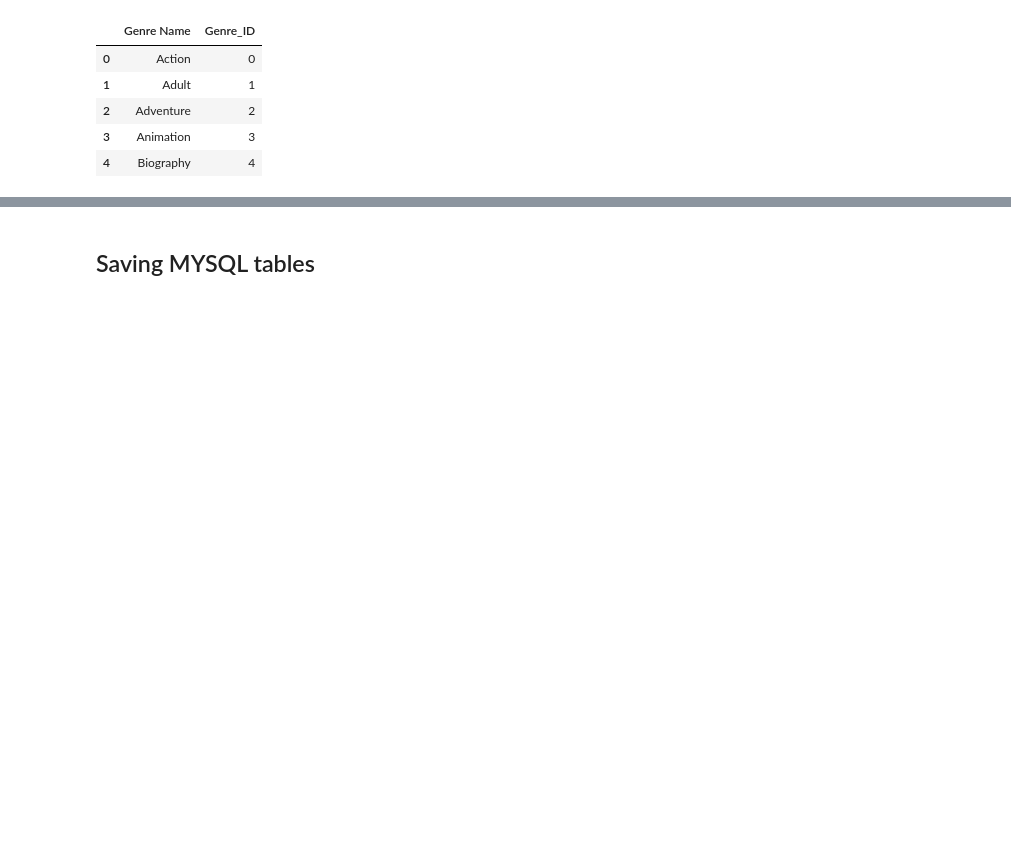
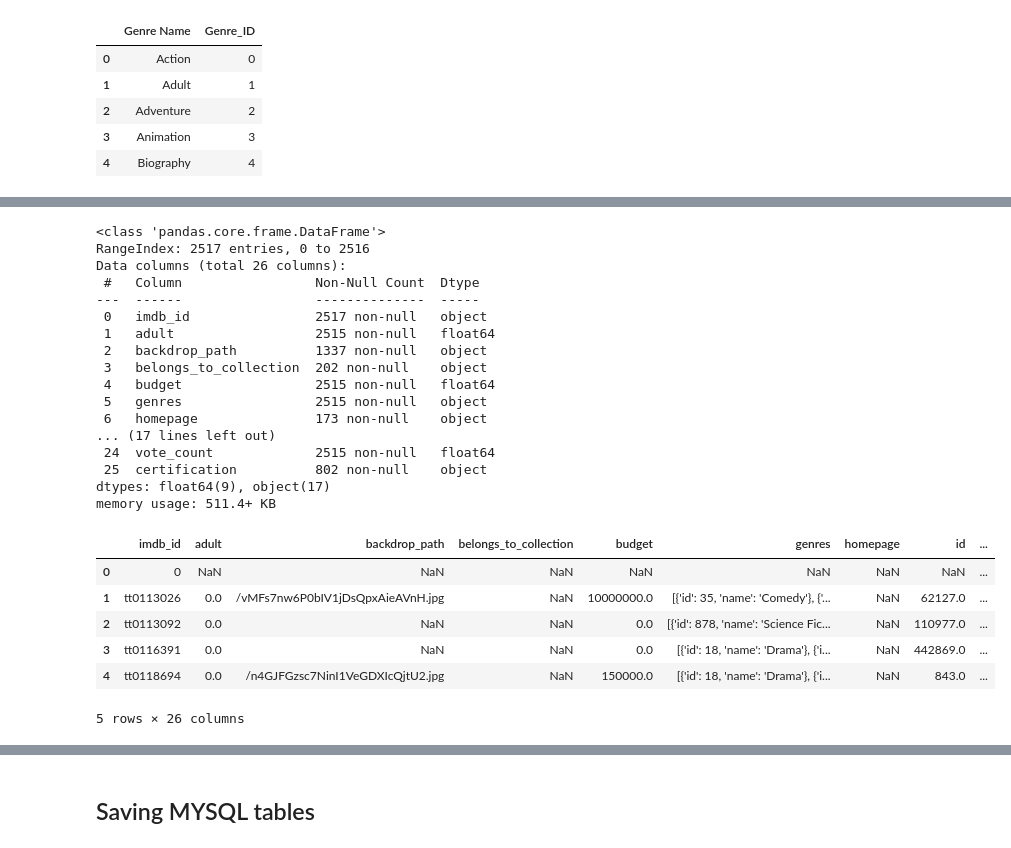
Before and after one commit to ahmedfathi1/Project-3, a Jupyter notebook: Part 3.ipynb, the cells around one changed output, grey strips where cells are left out. Cells and saved outputs as stored; diff of their text form; code cells hidden in the pictures; blank space fills up the shorter version.

```diff
--- a/Part 3.ipynb
+++ b/Part 3.ipynb
@@ -156,0 +185,29 @@ df.head()
+# %%
+tmdb_results = pd.read_csv('Data/tmdb_results_combined.csv.gz')
+tmdb_results.info()
+tmdb_results.head()
+# %% [output]
+<class 'pandas.core.frame.DataFrame'>
+RangeIndex: 2517 entries, 0 to 2516
+Data columns (total 26 columns):
+ #   Column                 Non-Null Count  Dtype
+---  ------                 --------------  -----
+ 0   imdb_id                2517 non-null   object
+ 1   adult                  2515 non-null   float64
+ 2   backdrop_path          1337 non-null   object
+ 3   belongs_to_collection  202 non-null    object
+ 4   budget                 2515 non-null   float64
+ 5   genres                 2515 non-null   object
+ 6   homepage               173 non-null    object
+... (17 lines left out)
+ 24  vote_count             2515 non-null   float64
+ 25  certification          802 non-null    object
+dtypes: float64(9), object(17)
+memory usage: 511.4+ KB
+|  | imdb_id | adult | backdrop_path | belongs_to_collection | budget | genres | homepage | id | ... |
+| 0 | 0 | NaN | NaN | NaN | NaN | NaN | NaN | NaN | ... |
+| 1 | tt0113026 | 0.0 | /vMFs7nw6P0bIV1jDsQpxAieAVnH.jpg | NaN | 10000000.0 | [{'id': 35, 'name': 'Comedy'}, {'... | NaN | 62127.0 | ... |
+| 2 | tt0113092 | 0.0 | NaN | NaN | 0.0 | [{'id': 878, 'name': 'Science Fic... | NaN | 110977.0 | ... |
+| 3 | tt0116391 | 0.0 | NaN | NaN | 0.0 | [{'id': 18, 'name': 'Drama'}, {'i... | NaN | 442869.0 | ... |
+| 4 | tt0118694 | 0.0 | /n4GJFGzsc7NinI1VeGDXIcQjtU2.jpg | NaN | 150000.0 | [{'id': 18, 'name': 'Drama'}, {'i... | NaN | 843.0 | ... |
+5 rows × 26 columns
```
Also changed, not shown: parts of 21 cells of this notebook.
